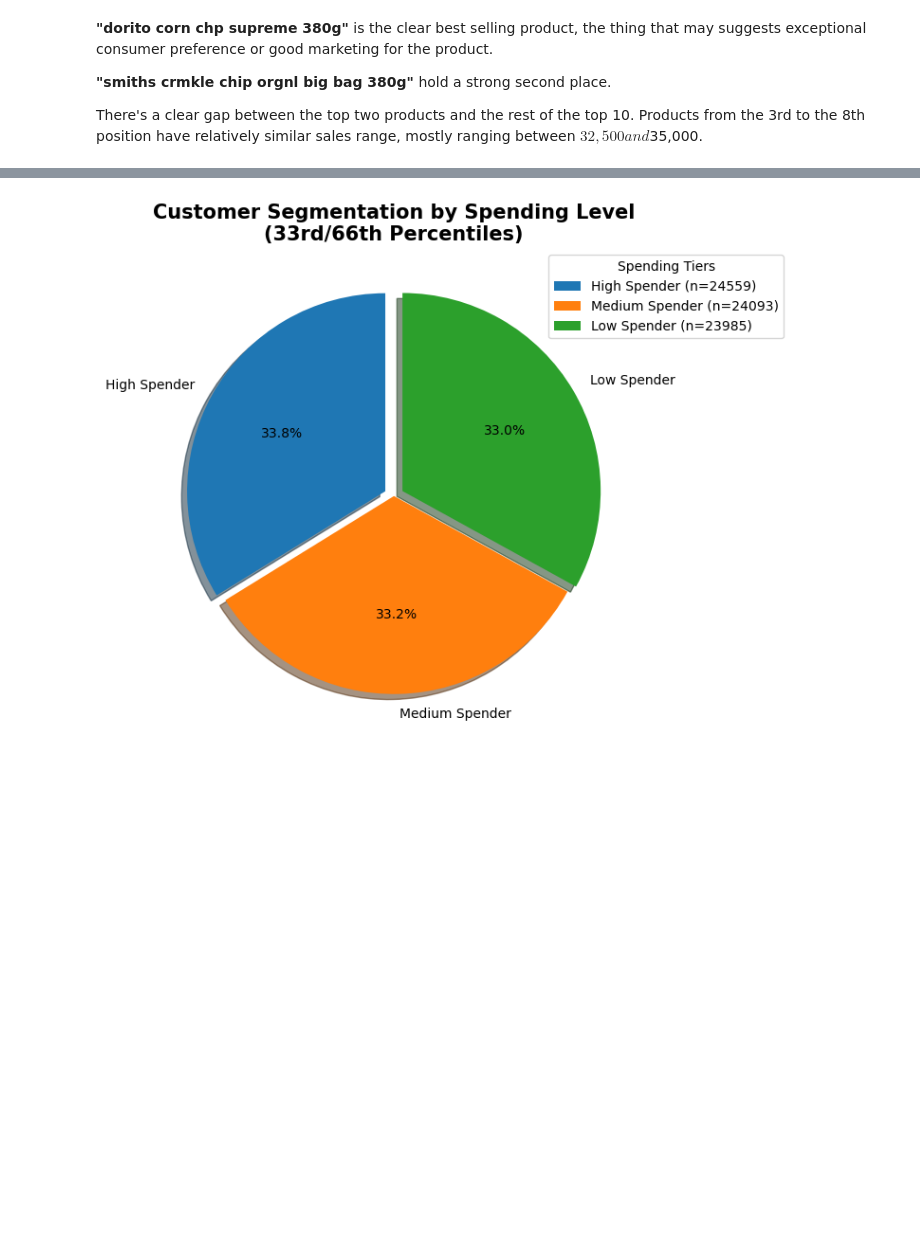
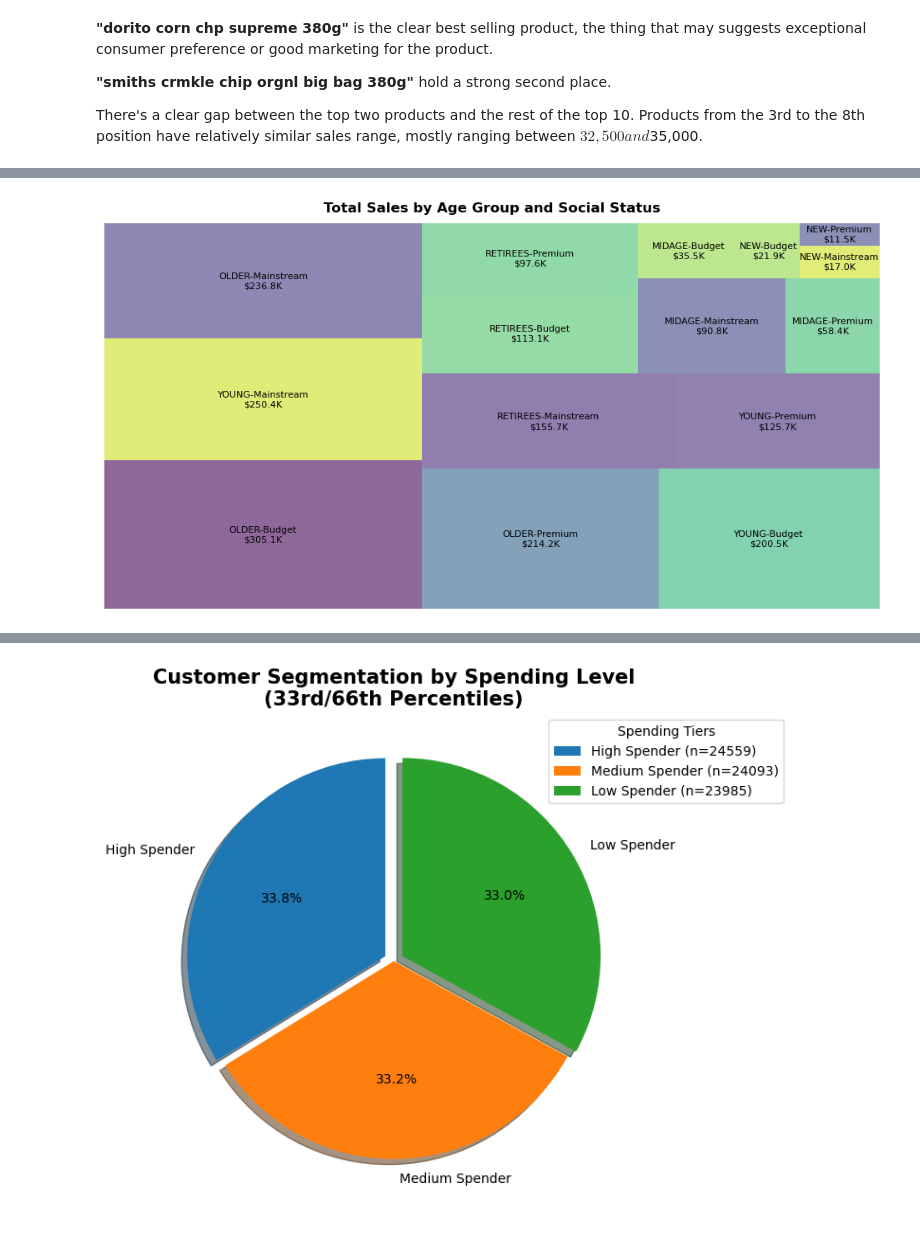
Before and after one commit to bn-khalifa/RetailTrialImpactAnalysis, a Jupyter notebook: 1st_Sprint/RetailStrategy&Analytics.ipynb, the cells around one changed output, grey strips where cells are left out. Saved outputs shown, nothing was run; the diff lists cells and outputs as text; code cells hidden in the pictures; blank space fills up the shorter version.

```diff
--- a/1st_Sprint/RetailStrategy&Analytics.ipynb
+++ b/1st_Sprint/RetailStrategy&Analytics.ipynb
@@ -453,0 +465,14 @@ Products from the 3rd to the 8th position have relatively similar sales range, m
+# %%
+import squarify
+spendingSegments = full_df.groupby(['AgeGroup', 'PremiumCustomer'])['TotalSales'].sum().sort_values(ascending=False).reset_index()
+spendingSegments['label'] = spendingSegments.apply(
+    lambda x : f"{x['AgeGroup']}-{x['PremiumCustomer']}\n${x['TotalSales']/1000:.1f}K", axis=1
+)
+
+plt.figure(figsize=(12, 6))
+squarify.plot(sizes=spendingSegments['TotalSales'], label=spendingSegments['label'], alpha=.6, text_kwargs={'fontsize':8})
+plt.title('Total Sales by Age Group and Social Status', fontweight='bold', pad=10)
+plt.axis('off')
+plt.show()
+# %% [output]
+[figure, added]
```
Also changed, not shown: parts of 16 cells of this notebook.
